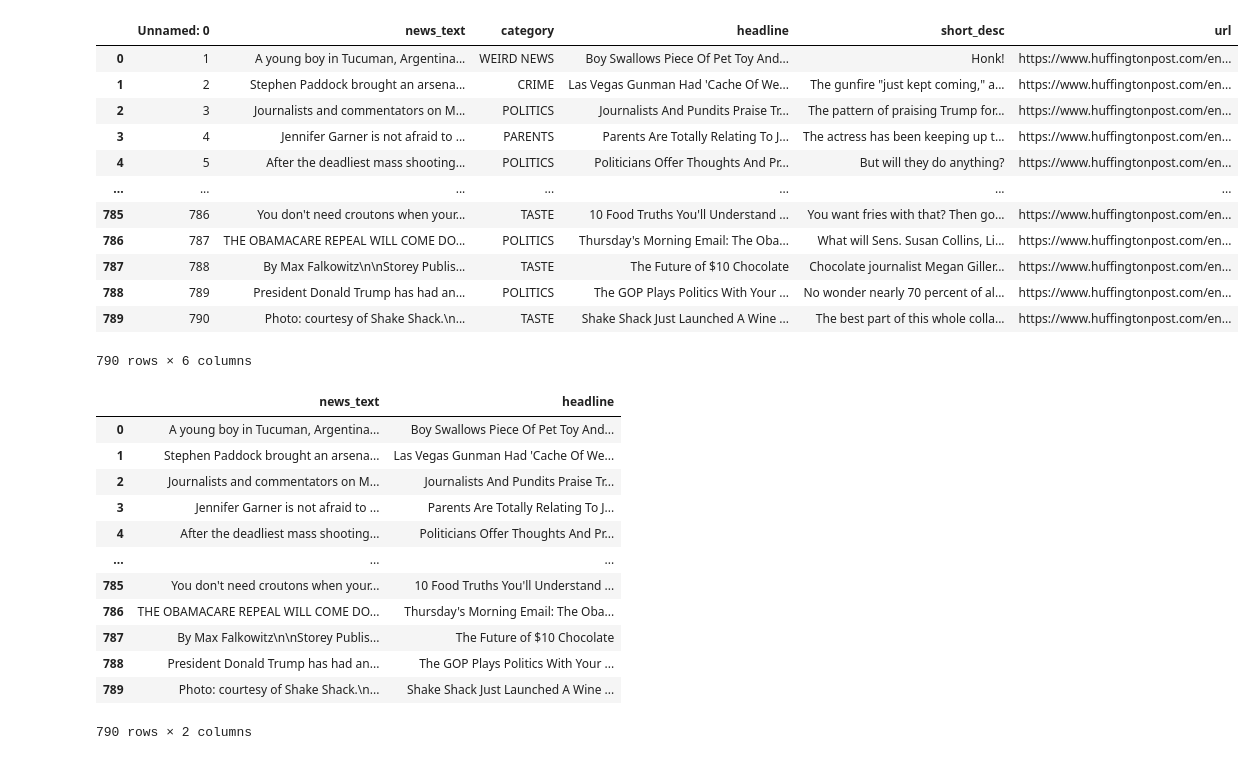
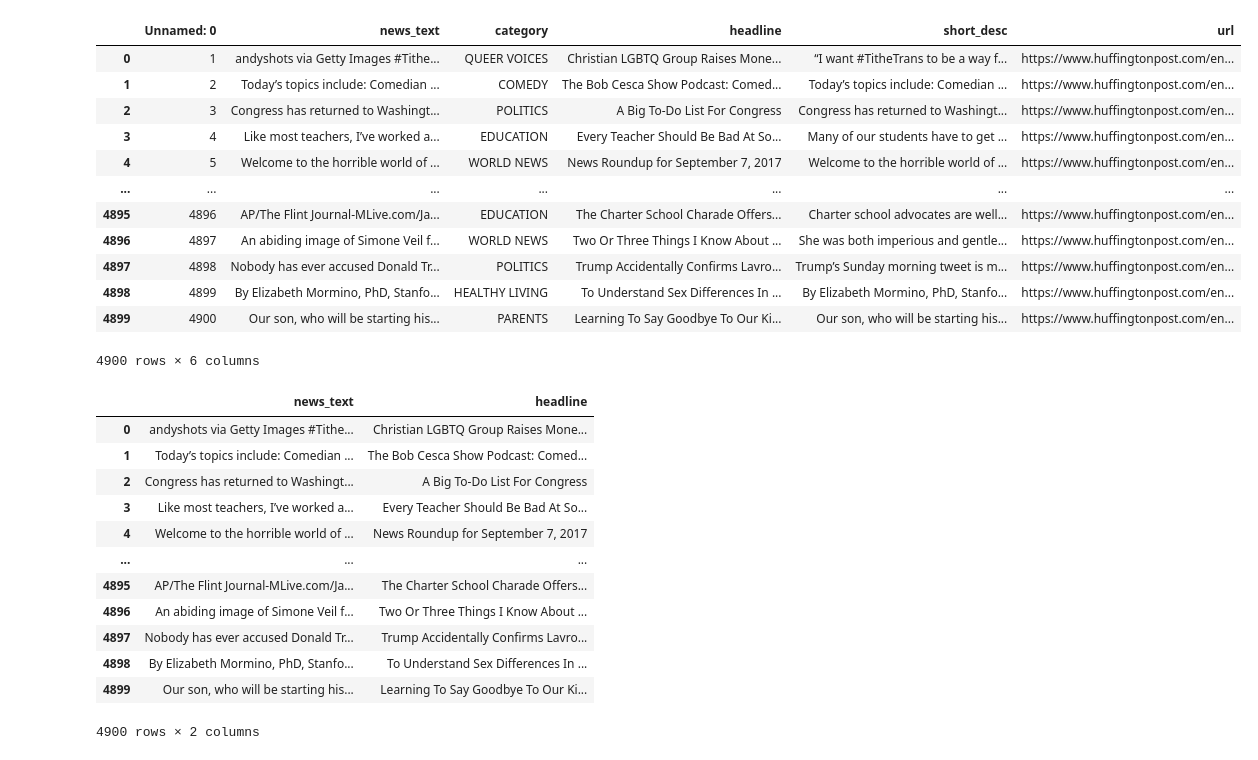
Before and after one commit to prashanth018/Text-Summarization, a Jupyter notebook: Copy_of_NLP_project.ipynb, the cells around one changed output. Cells and saved outputs as stored; diff of their text form; code cells hidden in the pictures.

```diff
--- a/Copy_of_NLP_project.ipynb
+++ b/Copy_of_NLP_project.ipynb
@@ -32,20 +28,20 @@ Saving News_Category_Dataset-15129-17000.csv to News_Category_Dataset-15129-1700
 # %%
-dataset = pd.read_csv(io.BytesIO(uploaded[r'News_Category_Dataset-15129-17000.csv']))
+dataset = pd.read_csv(io.BytesIO(uploaded[r'News_Category_Dataset-17000-30000.csv']))
 dataset
 # %% [output]
 |  | Unnamed: 0 | news_text | category | headline | short_desc | url |
-| 0 | 1 | A young boy in Tucuman, Argentina... | WEIRD NEWS | Boy Swallows Piece Of Pet Toy And... | Honk! | https://www.huffingtonpost.com/en... |
-| 1 | 2 | Stephen Paddock brought an arsena... | CRIME | Las Vegas Gunman Had 'Cache Of We... | The gunfire "just kept coming," a... | https://www.huffingtonpost.com/en... |
-| 2 | 3 | Journalists and commentators on M... | POLITICS | Journalists And Pundits Praise Tr... | The pattern of praising Trump for... | https://www.huffingtonpost.com/en... |
-| 3 | 4 | Jennifer Garner is not afraid to ... | PARENTS | Parents Are Totally Relating To J... | The actress has been keeping up t... | https://www.huffingtonpost.com/en... |
-| 4 | 5 | After the deadliest mass shooting... | POLITICS | Politicians Offer Thoughts And Pr... | But will they do anything? | https://www.huffingtonpost.com/en... |
+| 0 | 1 | andyshots via Getty Images #Tithe... | QUEER VOICES | Christian LGBTQ Group Raises Mone... | “I want #TitheTrans to be a way f... | https://www.huffingtonpost.com/en... |
+| 1 | 2 | Today’s topics include: Comedian ... | COMEDY | The Bob Cesca Show Podcast: Comed... | Today’s topics include: Comedian ... | https://www.huffingtonpost.com/en... |
+| 2 | 3 | Congress has returned to Washingt... | POLITICS | A Big To-Do List For Congress | Congress has returned to Washingt... | https://www.huffingtonpost.com/en... |
+| 3 | 4 | Like most teachers, I’ve worked a... | EDUCATION | Every Teacher Should Be Bad At So... | Many of our students have to get ... | https://www.huffingtonpost.com/en... |
+| 4 | 5 | Welcome to the horrible world of ... | WORLD NEWS | News Roundup for September 7, 2017 | Welcome to the horrible world of ... | https://www.huffingtonpost.com/en... |
 | ... | ... | ... | ... | ... | ... | ... |
-| 785 | 786 | You don't need croutons when your... | TASTE | 10 Food Truths You'll Understand ... | You want fries with that? Then go... | https://www.huffingtonpost.com/en... |
-| 786 | 787 | THE OBAMACARE REPEAL WILL COME DO... | POLITICS | Thursday's Morning Email: The Oba... | What will Sens. Susan Collins, Li... | https://www.huffingtonpost.com/en... |
-| 787 | 788 | By Max Falkowitz\n\nStorey Publis... | TASTE | The Future of $10 Chocolate | Chocolate journalist Megan Giller... | https://www.huffingtonpost.com/en... |
-| 788 | 789 | President Donald Trump has had an... | POLITICS | The GOP Plays Politics With Your ... | No wonder nearly 70 percent of al... | https://www.huffingtonpost.com/en... |
-| 789 | 790 | Photo: courtesy of Shake Shack.\n... | TASTE | Shake Shack Just Launched A Wine ... | The best part of this whole colla... | https://www.huffingtonpost.com/en... |
+| 4895 | 4896 | AP/The Flint Journal-MLive.com/Ja... | EDUCATION | The Charter School Charade Offers... | Charter school advocates are well... | https://www.huffingtonpost.com/en... |
+| 4896 | 4897 | An abiding image of Simone Veil f... | WORLD NEWS | Two Or Three Things I Know About ... | She was both imperious and gentle... | https://www.huffingtonpost.com/en... |
+| 4897 | 4898 | Nobody has ever accused Donald Tr... | POLITICS | Trump Accidentally Confirms Lavro... | Trump’s Sunday morning tweet is m... | https://www.huffingtonpost.com/en... |
+| 4898 | 4899 | By Elizabeth Mormino, PhD, Stanfo... | HEALTHY LIVING | To Understand Sex Differences In ... | By Elizabeth Mormino, PhD, Stanfo... | https://www.huffingtonpost.com/en... |
+| 4899 | 4900 | Our son, who will be starting his... | PARENTS | Learning To Say Goodbye To Our Ki... | Our son, who will be starting his... | https://www.huffingtonpost.com/en... |
-790 rows × 6 columns
+4900 rows × 6 columns
 # %%
 df = pd.DataFrame()
 df['news_text'] = dataset['news_text']
@@ -53,18 +49,18 @@ df['headline'] = dataset['headline']
 df
 # %% [output]
 |  | news_text | headline |
-| 0 | A young boy in Tucuman, Argentina... | Boy Swallows Piece Of Pet Toy And... |
-| 1 | Stephen Paddock brought an arsena... | Las Vegas Gunman Had 'Cache Of We... |
-| 2 | Journalists and commentators on M... | Journalists And Pundits Praise Tr... |
-| 3 | Jennifer Garner is not afraid to ... | Parents Are Totally Relating To J... |
-| 4 | After the deadliest mass shooting... | Politicians Offer Thoughts And Pr... |
+| 0 | andyshots via Getty Images #Tithe... | Christian LGBTQ Group Raises Mone... |
+| 1 | Today’s topics include: Comedian ... | The Bob Cesca Show Podcast: Comed... |
+| 2 | Congress has returned to Washingt... | A Big To-Do List For Congress |
+| 3 | Like most teachers, I’ve worked a... | Every Teacher Should Be Bad At So... |
+| 4 | Welcome to the horrible world of ... | News Roundup for September 7, 2017 |
 | ... | ... | ... |
-| 785 | You don't need croutons when your... | 10 Food Truths You'll Understand ... |
-| 786 | THE OBAMACARE REPEAL WILL COME DO... | Thursday's Morning Email: The Oba... |
-| 787 | By Max Falkowitz\n\nStorey Publis... | The Future of $10 Chocolate |
-| 788 | President Donald Trump has had an... | The GOP Plays Politics With Your ... |
-| 789 | Photo: courtesy of Shake Shack.\n... | Shake Shack Just Launched A Wine ... |
+| 4895 | AP/The Flint Journal-MLive.com/Ja... | The Charter School Charade Offers... |
+| 4896 | An abiding image of Simone Veil f... | Two Or Three Things I Know About ... |
+| 4897 | Nobody has ever accused Donald Tr... | Trump Accidentally Confirms Lavro... |
+| 4898 | By Elizabeth Mormino, PhD, Stanfo... | To Understand Sex Differences In ... |
+| 4899 | Our son, who will be starting his... | Learning To Say Goodbye To Our Ki... |
-790 rows × 2 columns
+4900 rows × 2 columns
 # %%
 def text_strip(column):
 
```
Also changed, not shown: parts of 20 cells of this notebook.
